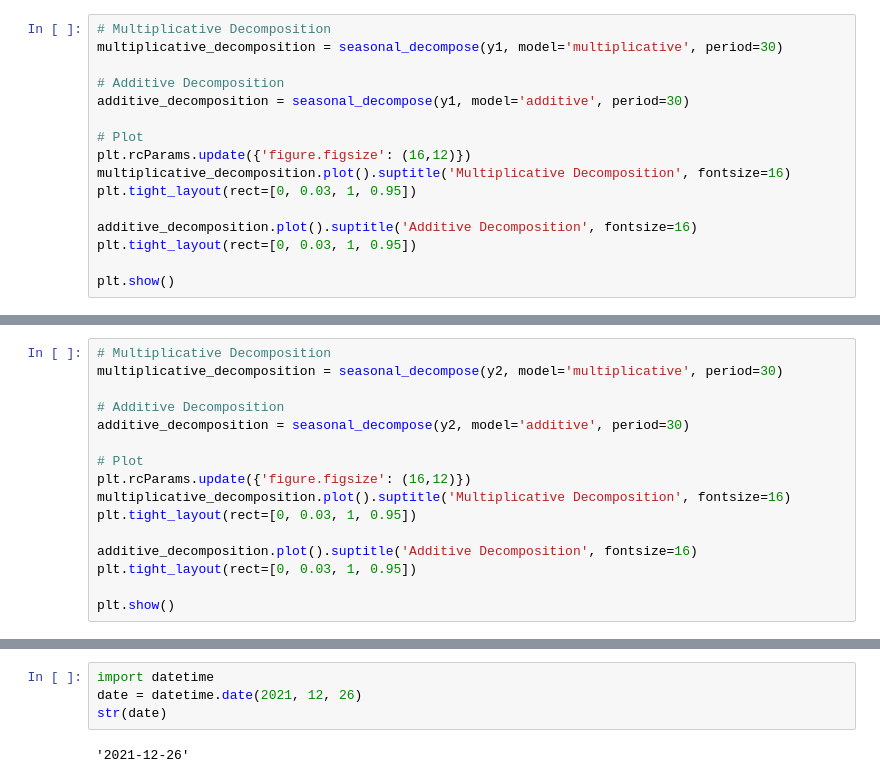
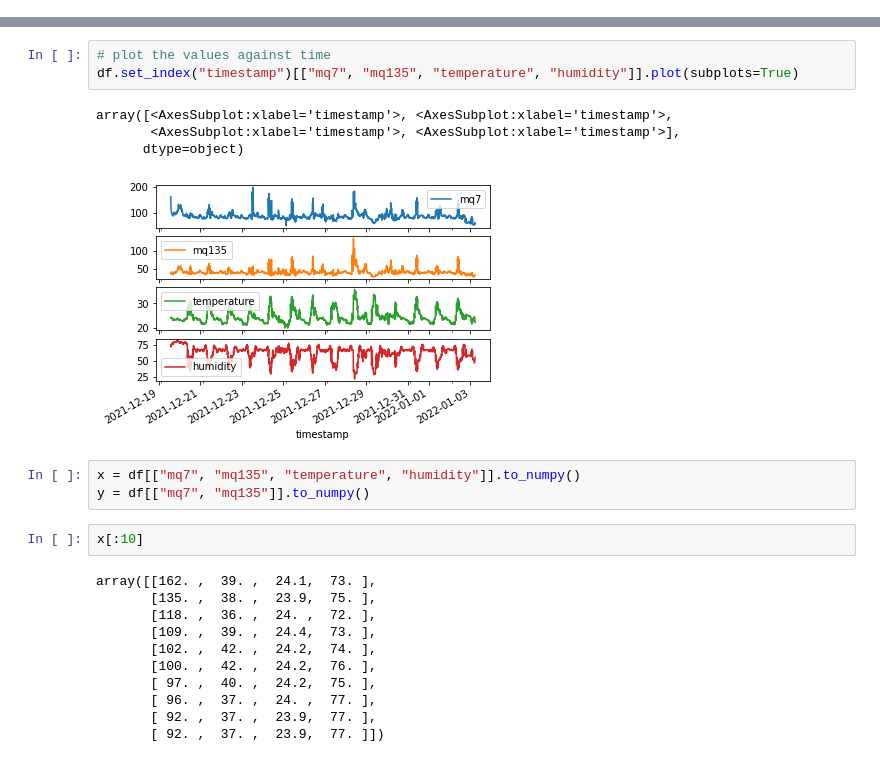
Before and after one commit to sam505/Air_Pollution_Monitoring, a Jupyter notebook: Data_Analysis_Visualization/Model_training.ipynb, the cells around one changed output, grey strips where cells are left out. Saved outputs shown, nothing was run; the diff lists cells and outputs as text.

Commit message:
Update model training notebook

```diff
--- a/Data_Analysis_Visualization/Model_training.ipynb
+++ b/Data_Analysis_Visualization/Model_training.ipynb
@@ -63,16 +42,0 @@ y2 = df['mq7'].values
-# %%
-# Multiplicative Decomposition
-multiplicative_decomposition = seasonal_decompose(y1, model='multiplicative', period=30)
-
-# Additive Decomposition
-additive_decomposition = seasonal_decompose(y1, model='additive', period=30)
-
-# Plot
-plt.rcParams.update({'figure.figsize': (16,12)})
-multiplicative_decomposition.plot().suptitle('Multiplicative Decomposition', fontsize=16)
-plt.tight_layout(rect=[0, 0.03, 1, 0.95])
-
-additive_decomposition.plot().suptitle('Additive Decomposition', fontsize=16)
-plt.tight_layout(rect=[0, 0.03, 1, 0.95])
-
-plt.show()
@@ -82,16 +42,0 @@ plt.show()
-# %%
-# Multiplicative Decomposition
-multiplicative_decomposition = seasonal_decompose(y2, model='multiplicative', period=30)
-
-# Additive Decomposition
-additive_decomposition = seasonal_decompose(y2, model='additive', period=30)
-
-# Plot
-plt.rcParams.update({'figure.figsize': (16,12)})
-multiplicative_decomposition.plot().suptitle('Multiplicative Decomposition', fontsize=16)
-plt.tight_layout(rect=[0, 0.03, 1, 0.95])
-
-additive_decomposition.plot().suptitle('Additive Decomposition', fontsize=16)
-plt.tight_layout(rect=[0, 0.03, 1, 0.95])
-
-plt.show()
@@ -148,6 +43,24 @@ plt.show()
-# %%
-import datetime
-date = datetime.date(2021, 12, 26)
-str(date)
-# %% [output]
-'2021-12-26'
+# %%
+# plot the values against time
+df.set_index("timestamp")[["mq7", "mq135", "temperature", "humidity"]].plot(subplots=True)
+# %% [output]
+array([<AxesSubplot:xlabel='timestamp'>, <AxesSubplot:xlabel='timestamp'>,
+       <AxesSubplot:xlabel='timestamp'>, <AxesSubplot:xlabel='timestamp'>],
+      dtype=object)
+[figure, added]
+# %%
+x = df[["mq7", "mq135", "temperature", "humidity"]].to_numpy()
+y = df[["mq7", "mq135"]].to_numpy()
+# %%
+x[:10]
+# %% [output]
+array([[162. ,  39. ,  24.1,  73. ],
+       [135. ,  38. ,  23.9,  75. ],
+       [118. ,  36. ,  24. ,  72. ],
+       [109. ,  39. ,  24.4,  73. ],
+       [102. ,  42. ,  24.2,  74. ],
+       [100. ,  42. ,  24.2,  76. ],
+       [ 97. ,  40. ,  24.2,  75. ],
+       [ 96. ,  37. ,  24. ,  77. ],
+       [ 92. ,  37. ,  23.9,  77. ],
+       [ 92. ,  37. ,  23.9,  77. ]])
```
Also changed, not shown: parts of 17 cells of this notebook, 1 other file.
